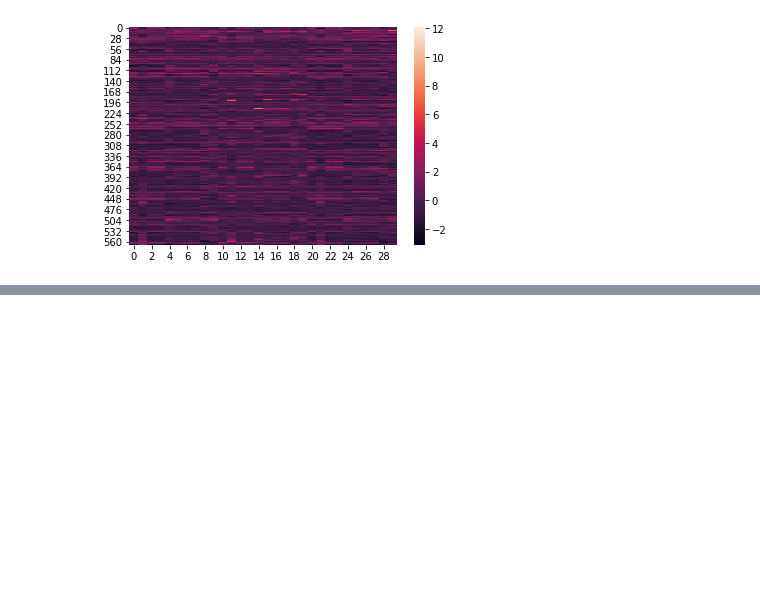
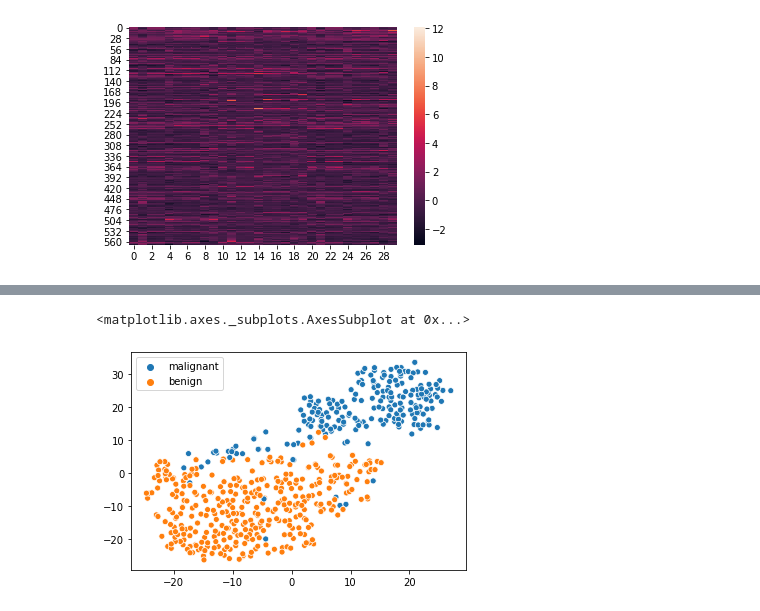
Before and after one commit to cmbi/pca_intro, a Jupyter notebook: Introduction.ipynb, the cells around one changed output, grey strips where cells are left out. Saved outputs shown, nothing was run; the diff lists cells and outputs as text; code cells hidden in the pictures; blank space fills up the shorter version.

Commit message:
added tsne

```diff
--- a/Introduction.ipynb
+++ b/Introduction.ipynb
@@ -123,0 +208,5 @@ sns.scatterplot(
+# %%
+# t-SNE
+from sklearn import manifold
+tsne = manifold.TSNE(n_components = 2, verbose = 1)
+df_tsne = tsne.fit_transform(df_normalized)
@@ -123,0 +221,9 @@ sns.scatterplot(
+# %%
+plt.figure()
+sns.scatterplot(
+    x = df_tsne[:,0], y = df_tsne[:,1],
+    hue = classes
+)
+# %% [output]
+<matplotlib.axes._subplots.AxesSubplot at 0x...>
+[figure, added]
```
Also changed, not shown: parts of 6 cells of this notebook.
